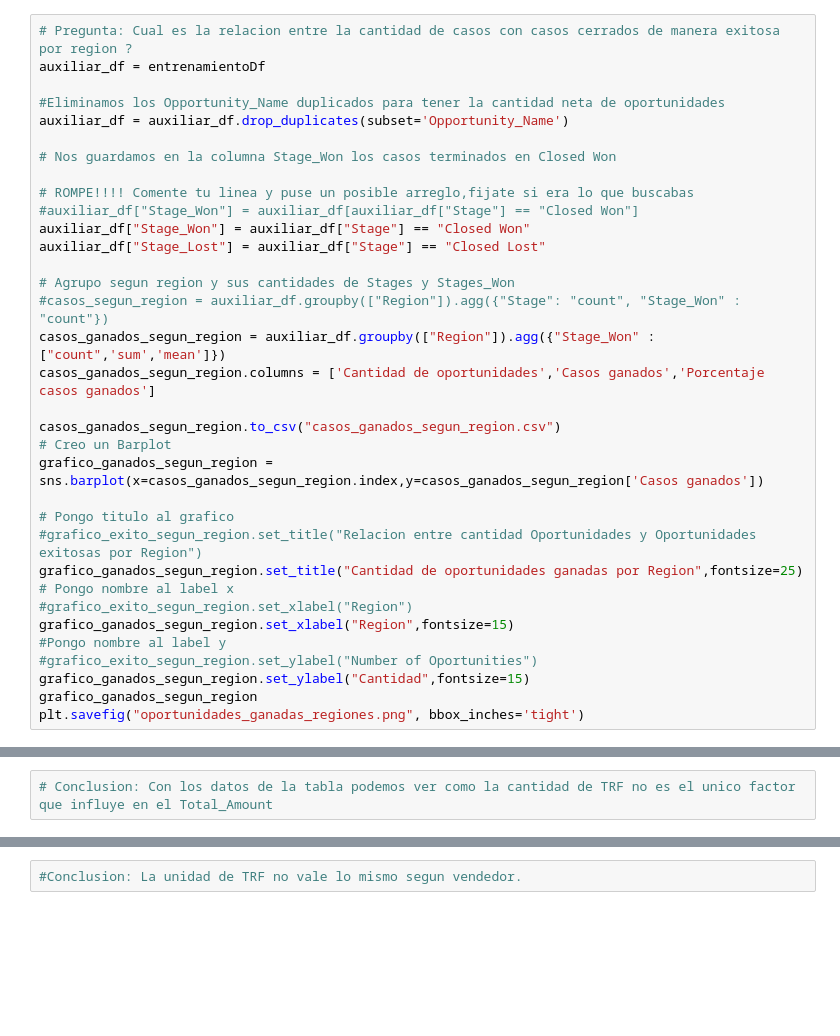
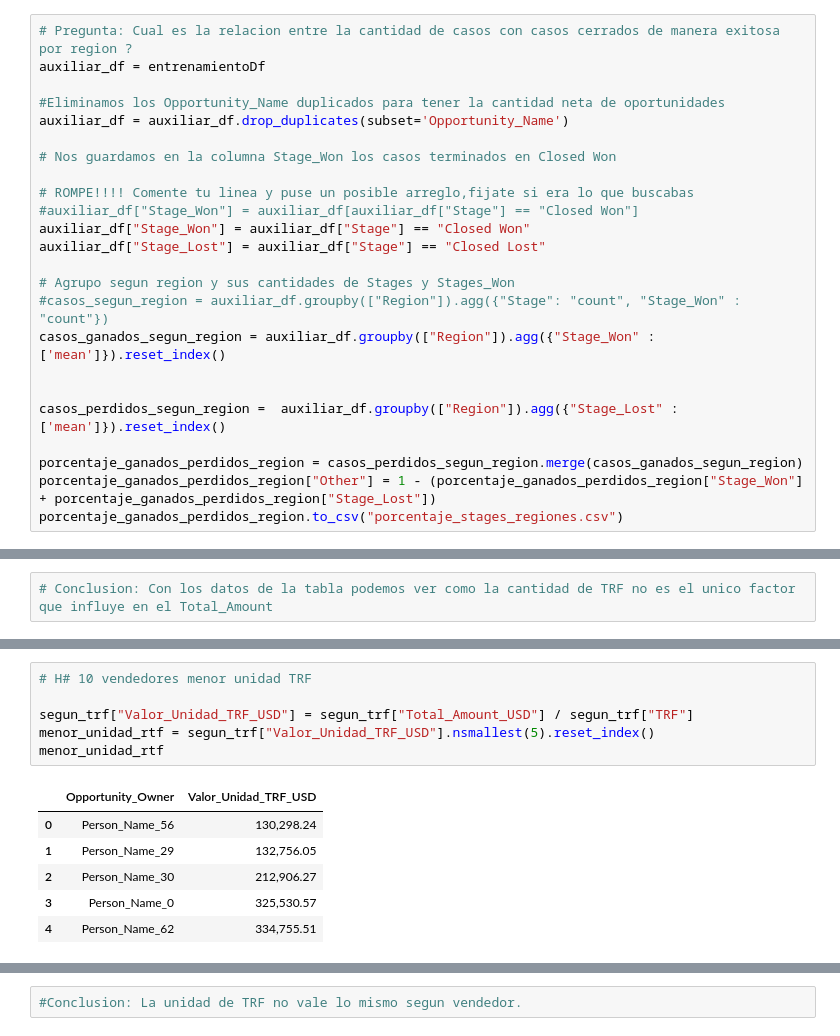
Before and after one commit to FerFabbiano/tp1-OrganizacionDeDatos, a Jupyter notebook: TP1_OrgaDeDatos.ipynb, the cells around one changed output, grey strips where cells are left out. Cells and saved outputs as stored; diff of their text form; blank space fills up the shorter version.

Commit message:
graficos hasta trf mejorados

```diff
--- a/TP1_OrgaDeDatos.ipynb
+++ b/TP1_OrgaDeDatos.ipynb
@@ -577,24 +577,14 @@ auxiliar_df["Stage_Lost"] = auxiliar_df["Stage"] == "Closed Lost"
 
 # Agrupo segun region y sus cantidades de Stages y Stages_Won
 #casos_segun_region = auxiliar_df.groupby(["Region"]).agg({"Stage": "count", "Stage_Won" : "count"})
-casos_ganados_segun_region = auxiliar_df.groupby(["Region"]).agg({"Stage_Won" : ["count",'sum','mean']})
-casos_ganados_segun_region.columns = ['Cantidad de oportunidades','Casos ganados','Porcentaje casos ganados']
+casos_ganados_segun_region = auxiliar_df.groupby(["Region"]).agg({"Stage_Won" : ['mean']}).reset_index()
 
-casos_ganados_segun_region.to_csv("casos_ganados_segun_region.csv")
-# Creo un Barplot
-grafico_ganados_segun_region = sns.barplot(x=casos_ganados_segun_region.index,y=casos_ganados_segun_region['Casos ganados'])
 
-# Pongo titulo al grafico
-#grafico_exito_segun_region.set_title("Relacion entre cantidad Oportunidades y Oportunidades exitosas por Region")
-grafico_ganados_segun_region.set_title("Cantidad de oportunidades ganadas por Region",fontsize=25)
-# Pongo nombre al label x
-#grafico_exito_segun_region.set_xlabel("Region")
-grafico_ganados_segun_region.set_xlabel("Region",fontsize=15)
-#Pongo nombre al label y
-#grafico_exito_segun_region.set_ylabel("Number of Oportunities")
-grafico_ganados_segun_region.set_ylabel("Cantidad",fontsize=15)
-grafico_ganados_segun_region
-plt.savefig("oportunidades_ganadas_regiones.png", bbox_inches='tight')
+casos_perdidos_segun_region =  auxiliar_df.groupby(["Region"]).agg({"Stage_Lost" : ['mean']}).reset_index()
+
+porcentaje_ganados_perdidos_region = casos_perdidos_segun_region.merge(casos_ganados_segun_region)
+porcentaje_ganados_perdidos_region["Other"] = 1 - (porcentaje_ganados_perdidos_region["Stage_Won"] + porcentaje_ganados_perdidos_region["Stage_Lost"])
+porcentaje_ganados_perdidos_region.to_csv("porcentaje_stages_regiones.csv")
 # %% [output]
 A value is trying to be set on a copy of a slice from a DataFrame.
 Try using .loc[row_indexer,col_indexer] = value instead
@@ -1014,2 +989,15 @@ plt.savefig("10_vendedores_menor_unidad_trf.png", bbox_inches='tight')
+# %%
+# H# 10 vendedores menor unidad TRF
+
+segun_trf["Valor_Unidad_TRF_USD"] = segun_trf["Total_Amount_USD"] / segun_trf["TRF"]
+menor_unidad_rtf = segun_trf["Valor_Unidad_TRF_USD"].nsmallest(5).reset_index()
+menor_unidad_rtf
+# %% [output]
+|  | Opportunity_Owner | Valor_Unidad_TRF_USD |
+| 0 | Person_Name_56 | 130,298.24 |
+| 1 | Person_Name_29 | 132,756.05 |
+| 2 | Person_Name_30 | 212,906.27 |
+| 3 | Person_Name_0 | 325,530.57 |
+| 4 | Person_Name_62 | 334,755.51 |
 # %%
 #10 vendedores mayor unidad trf
```
Also changed, not shown: parts of 13 cells of this notebook, 20 other files.
